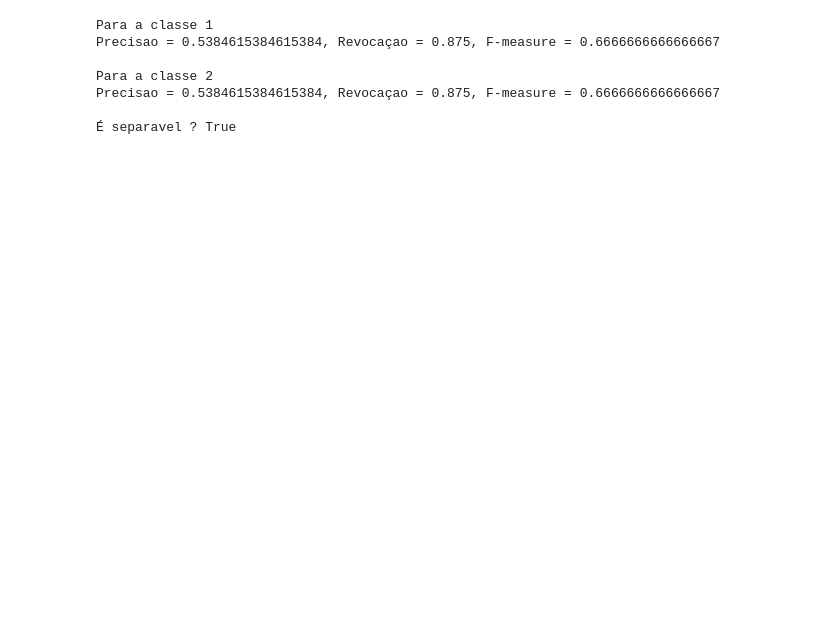
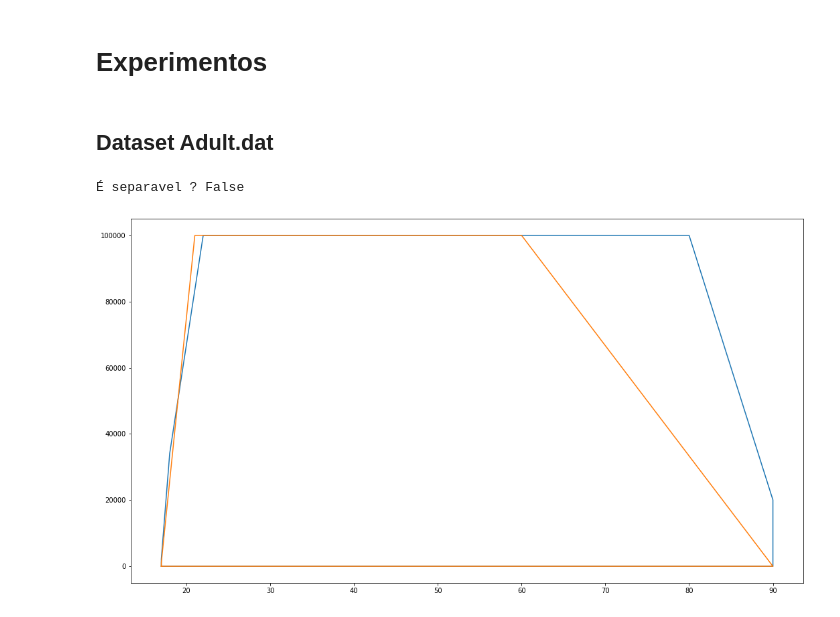
Before and after one commit to chrisplusr/tp01_algoritmos_2, a Jupyter notebook: TP01.ipynb, the cells around one changed output. Drawn from its saved outputs; the diff is of its cells as text; code cells hidden in the pictures; blank space fills up the shorter version.

```diff
--- a/TP01.ipynb
+++ b/TP01.ipynb
@@ -29,6 +15,20 @@ P2 = P2.values.tolist()
+# %% [markdown]
+# Experimentos
+# %% [markdown]
+## Dataset Adult.dat
 # %%
+df = pd.read_csv('datasets/adult.dat', sep=',')
+
+P1 = df.query("Class == 'Male'").reset_index()[['A1', 'A10']]
+P2 = df.query("Class == 'Female'").reset_index()[['A1', 'A10']]
+
+P1 = P1.values.tolist()
+P2 = P2.values.tolist()
+
+
 H1 = sep.convex_segments(P1)
 H2 = sep.convex_segments(P2)
+
 
 separavel = sep.separability(H1, H2)
 
@@ -42,38 +42,81 @@ if separavel == False:
     m = len(H1)
     n = len(class1)
 
     prev = []
     for i in H1:
         if i in class1:
             prev.append(i)
     k = len(prev)
     precisao = k / n
     revocacao = k / m
     F = 2*((precisao * revocacao)/(precisao + revocacao))
 
     print("Para a classe 1")
     print("Precisao = " + str(precisao) + ", Revocaçao = " + str(revocacao) + ", F-measure = " + str(F))
 
     m = len(H1)
     n = len(class1)
     prev = []
     for i in H1:
         if i in class1:
             prev.append(i)
     k = len(prev)
     precisao = k / n
     revocacao = k / m
     F = 2*((precisao * revocacao)/(precisao + revocacao))
 
     print("\nPara a classe 2")
     print("Precisao = " + str(precisao) + ", Revocaçao = " + str(revocacao) + ", F-measure = " + str(F))
 
-    print("\nÉ separavel ? " + str(not(separavel)))
+print("\nÉ separavel ? " + str(not(separavel)))
+
+CH1 = H1
+CH2 = H2
+CH1.append(H1[0])
+CH2.append(H2[0])
+
+x, y = [], []
+for i in CH1:
+    x.append(i.x)
+    y.append(i.y)
+
+w, z = [], []
+for i in CH2:
+    w.append(i.x)
+    z.append(i.y)
+
+if separavel == False:
+    a, b = [], []
+    for i in class1:
+        a.append(i.x)
+        b.append(i.y)
+
+    c, d = [], []
+    for i in class2:
+        c.append(i.x)
+        d.append(i.y)
+
+    e, f = [], []
+    for i in line:
+        e.append(i.x)
+        f.append(i.y)
+
+    g, h = [], []
+    for i in points:
+        g.append(i.x)
+        h.append(i.y)
+
+plt.figure(figsize=(18, 10))
+plt.plot(x, y)
+plt.plot(w, z)
+
+if separavel == False:
+    plt.plot(e, f)
+    plt.plot(g, h)
+
+    plt.scatter(a, b)
+    plt.scatter(c, d)
+    plt.scatter(pm.x, pm.y)
 # %% [output]
-Para a classe 1
-Precisao = 0.5384615384615384, Revocaçao = 0.875, F-measure = 0.6666666666666667
-
-Para a classe 2
-Precisao = 0.5384615384615384, Revocaçao = 0.875, F-measure = 0.6666666666666667
-
-É separavel ? True
+É separavel ? False
+[figure, added]
```
Also changed, not shown: parts of 14 cells of this notebook.
